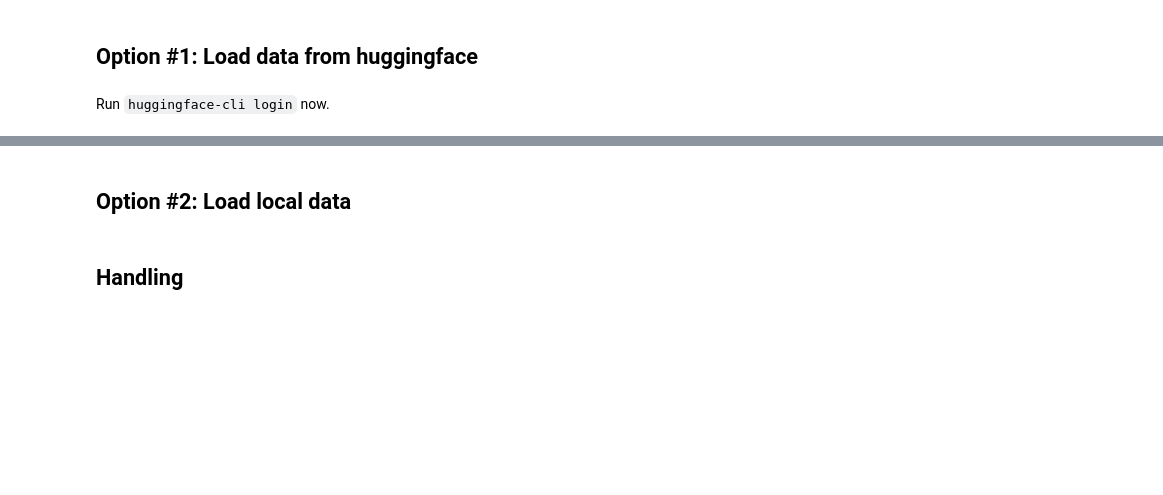
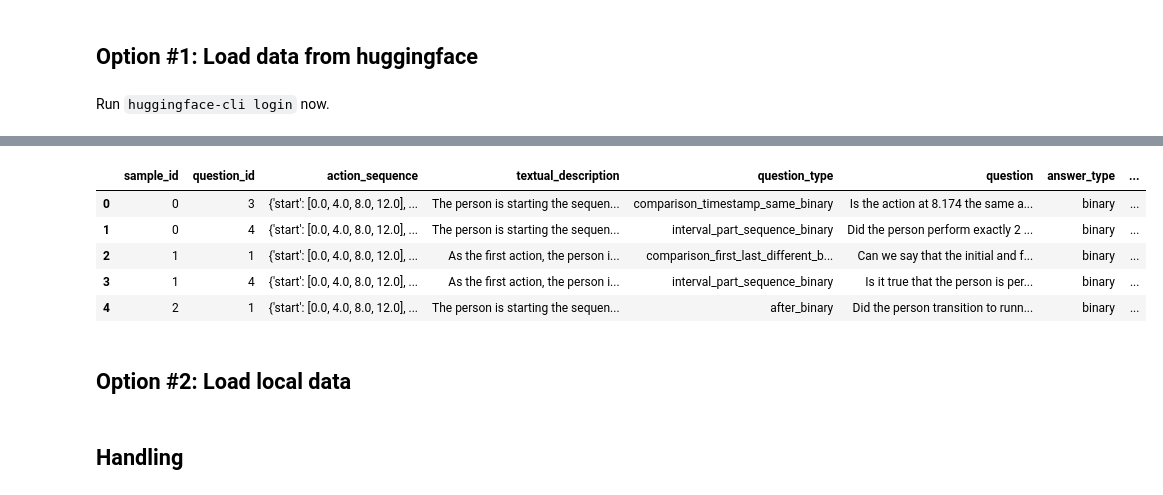
Before and after one commit to mauricekraus/quants-generate, a Jupyter notebook: time_qa-dataset/notebooks/Statistics.ipynb, the cells around one changed output, grey strips where cells are left out. Saved outputs shown, nothing was run; the diff lists cells and outputs as text; code cells hidden in the pictures; blank space fills up the shorter version.

```diff
--- a/time_qa-dataset/notebooks/Statistics.ipynb
+++ b/time_qa-dataset/notebooks/Statistics.ipynb
@@ -95,3 +50,16 @@ data = pd.read_pickle("textual_part.pkl")
+# %%
+data = pd.concat(
+    [pd.DataFrame(split) for variant in datasets_variants.values() for split in variant.values()],
+    ignore_index=True,
+)
+data.head()
+# %% [output]
+|  | sample_id | question_id | action_sequence | textual_description | question_type | question | answer_type | ... |
+| 0 | 0 | 3 | {'start': [0.0, 4.0, 8.0, 12.0], ... | The person is starting the sequen... | comparison_timestamp_same_binary | Is the action at 8.174 the same a... | binary | ... |
+| 1 | 0 | 4 | {'start': [0.0, 4.0, 8.0, 12.0], ... | The person is starting the sequen... | interval_part_sequence_binary | Did the person perform exactly 2 ... | binary | ... |
+| 2 | 1 | 1 | {'start': [0.0, 4.0, 8.0, 12.0], ... | As the first action, the person i... | comparison_first_last_different_b... | Can we say that the initial and f... | binary | ... |
+| 3 | 1 | 4 | {'start': [0.0, 4.0, 8.0, 12.0], ... | As the first action, the person i... | interval_part_sequence_binary | Is it true that the person is per... | binary | ... |
+| 4 | 2 | 1 | {'start': [0.0, 4.0, 8.0, 12.0], ... | The person is starting the sequen... | after_binary | Did the person transition to runn... | binary | ... |
 # %% [markdown]
 ## Option #2: Load local data
 # %%
```
Also changed, not shown: parts of 16 cells of this notebook.
